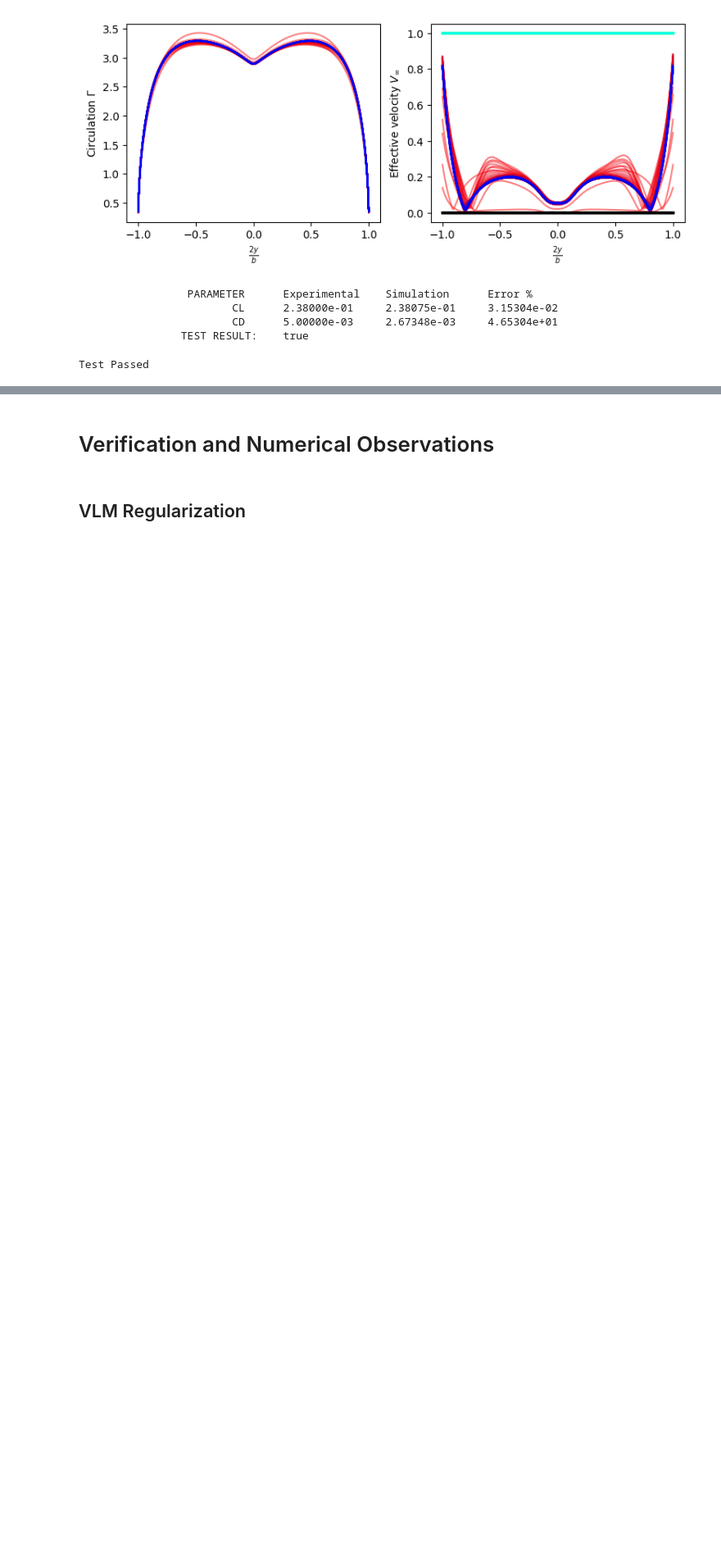
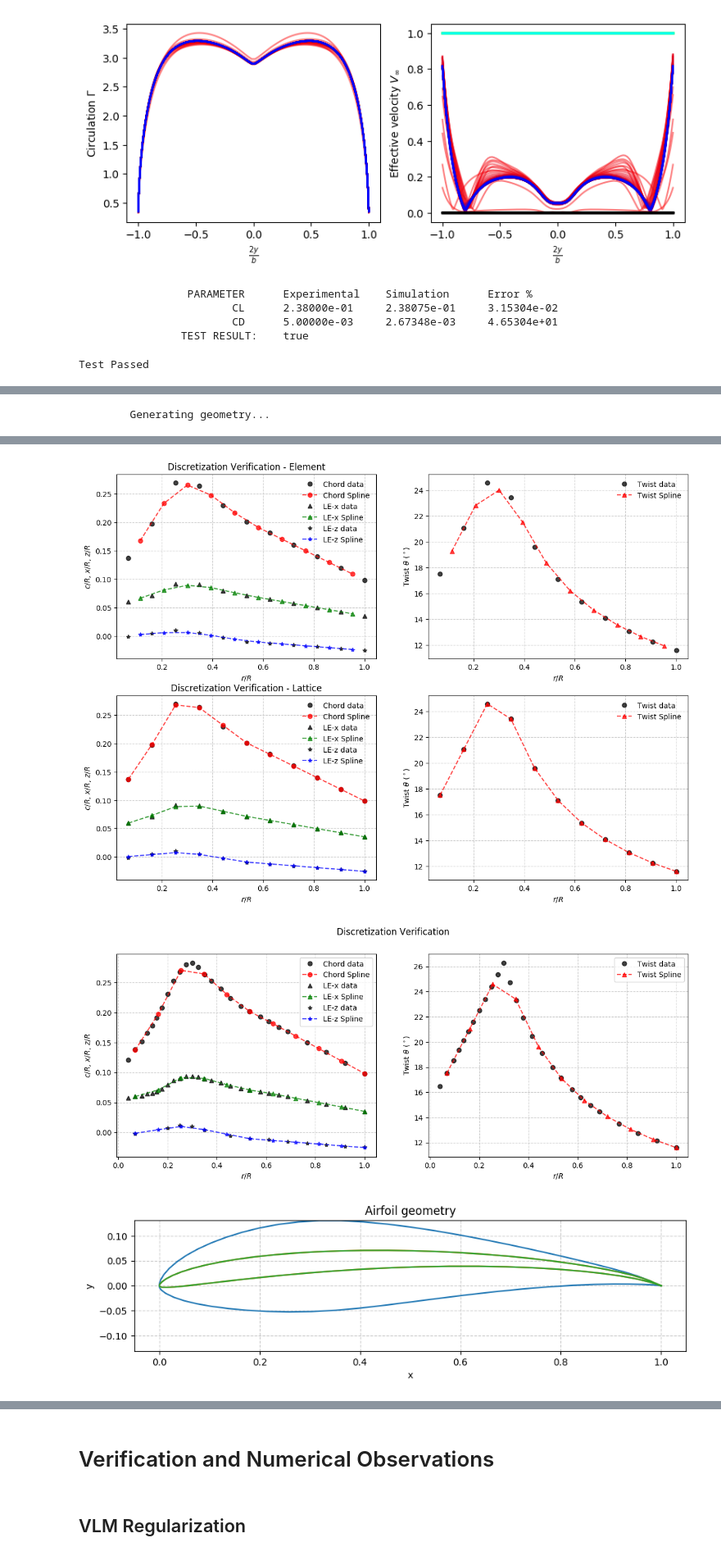
Before and after one commit to byuflowlab/FLOWUnsteady, a Jupyter notebook: docs/validation.ipynb, the cells around one changed output, grey strips where cells are left out. Shown at 82% size. Saved outputs shown, nothing was run; the diff lists cells and outputs as text; code cells hidden in the pictures; blank space fills up the shorter version.

```diff
--- a/docs/validation.ipynb
+++ b/docs/validation.ipynb
@@ -169,0 +182,6 @@ Test Passed
+# %%
+include("../examples/singlerotor.jl")
+
+singlerotor();
+# %% [output]
+        Generating geometry...
@@ -169,0 +208,3 @@ Test Passed
+[figure, added]
+[figure, added]
+[figure, added]
```
Also changed, not shown: parts of 9 cells of this notebook, 13 other files.
